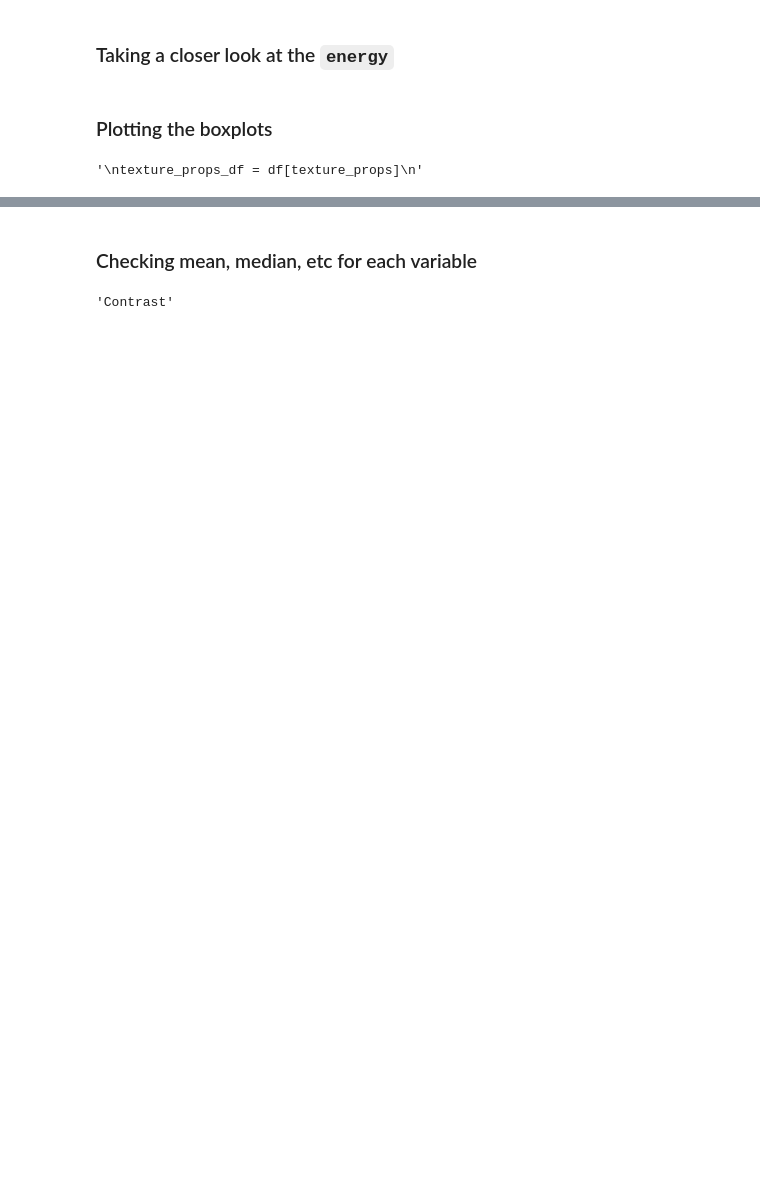
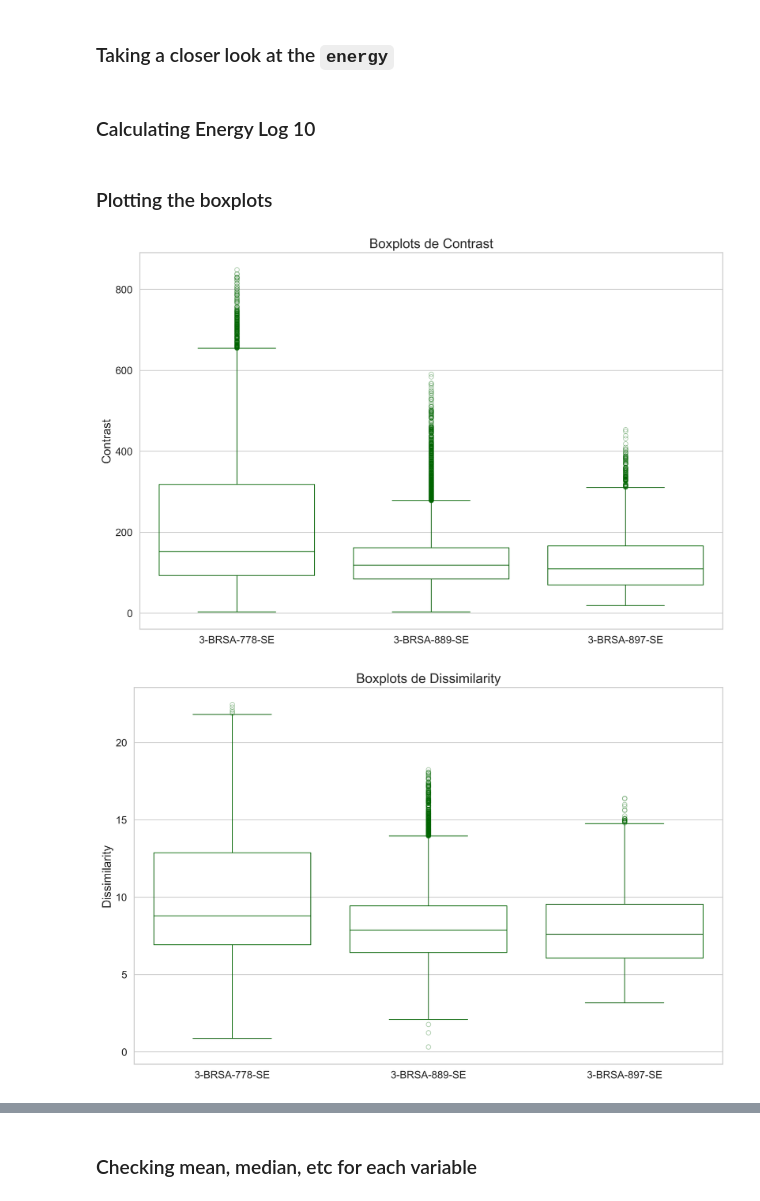
Before and after one commit to rafaseto/lithofacies-classification-from-image-logs, a Jupyter notebook: src/boxplots.ipynb, the cells around one changed output, grey strips where cells are left out. Cells and saved outputs as stored; diff of their text form; code cells hidden in the pictures; blank space fills up the shorter version.

Commit message:
feat: plot boxplots (889 and 897 wells)

```diff
--- a/src/boxplots.ipynb
+++ b/src/boxplots.ipynb
@@ -15,3 +18,5 @@ df = df[756:26279]
 ### Reset the index of the df
 # %%
 df = df.reset_index(drop=True)
+df_889 = df_889.reset_index(drop=True)
+df_897 = df_897.reset_index(drop=True)
@@ -79,6 +88,12 @@ plt.savefig("boxplots/boxplot_BRSA_778_energy_comparison.png", dpi=300)
 
 plt.show()
 """
+# %% [markdown]
+### Calculating Energy Log 10
+# %%
+df['energy_log10'] = np.log10(df['energy'])
+df_889['energy_log10'] = np.log10(df['energy'])
+df_897['energy_log10'] = np.log10(df['energy'])
 # %% [markdown]
 ### Plotting the boxplots
 # %%
@@ -88,14 +103,12 @@ texture_props = [
     'dissimilarity',
     'homogeneity',
     'energy',
+    'energy_log10',
     'correlation',
     'entropy'
 ]
-"""
+
 texture_props_df = df[texture_props]
-"""
-# %% [output]
-'\ntexture_props_df = df[texture_props]\n'
 # %%
 """
 for prop in texture_props:
@@ -107,7 +120,7 @@ for prop in texture_props:
     flier_props = dict(marker='o', alpha=0.3)
 
     sns.boxplot(
-        y=texture_props_df[prop],
+        y=df[prop],
         fill=False,
         linewidth=1,
         color='darkgreen',
@@ -124,4 +137,40 @@ for prop in texture_props:
     plt.savefig(f'boxplots/boxplot_BRSA_778_{prop}.png', dpi=300)
 
     plt.show()
-    """
+"""
+# %%
+# 1) Cria um DataFrame único com coluna “sample” para diferenciar as amostras
+df1 = df.assign(sample="3-BRSA-778-SE")
+df2 = df_889.assign(sample="3-BRSA-889-SE")
+df3 = df_897.assign(sample="3-BRSA-897-SE")
+combined = pd.concat([df1, df2, df3], ignore_index=True)
+
+sns.set_theme(style="whitegrid")
+flier_props = dict(marker='o', alpha=0.3)
+
+for prop in texture_props:
+    plt.figure(figsize=(12,8), dpi=300)
+    ax = sns.boxplot(
+        x="sample",
+        y=prop,
+        data=combined,
+        # boxprops=dict(facecolor="none"),
+        fill=False,
+        linewidth=1,
+        color="darkblue" if prop == 'energy_log10' else 'darkgreen',
+        flierprops=flier_props,
+    )
+
+    # labels e título
+    ax.set_xticklabels(ax.get_xticklabels(), fontsize=14)
+    ax.set_yticklabels(ax.get_yticklabels(), fontsize=14)
+    ax.set_xlabel("")  # retira label X redundante
+    ax.set_ylabel(prop.capitalize(), fontsize=16)
+    ax.set_title(f"Boxplots de {prop.capitalize()}", fontsize=18)
+
+    plt.tight_layout()
+    plt.savefig(f"boxplots/boxplot_comparativo_{prop}.png", dpi=300)
+    plt.show()
+# %% [output]
+[figure, added]
+[figure, added]
@@ -128,9 +181,5 @@ for prop in texture_props:
 # %% [markdown]
 ### Checking mean, median, etc for each variable
-# %%
-df['contrast'].name.capitalize()
-# %% [output]
-'Contrast'
 # %%
 def display_info(prop):
     count = prop.count()
```
Also changed, not shown: parts of 10 cells of this notebook, 7 other files.
